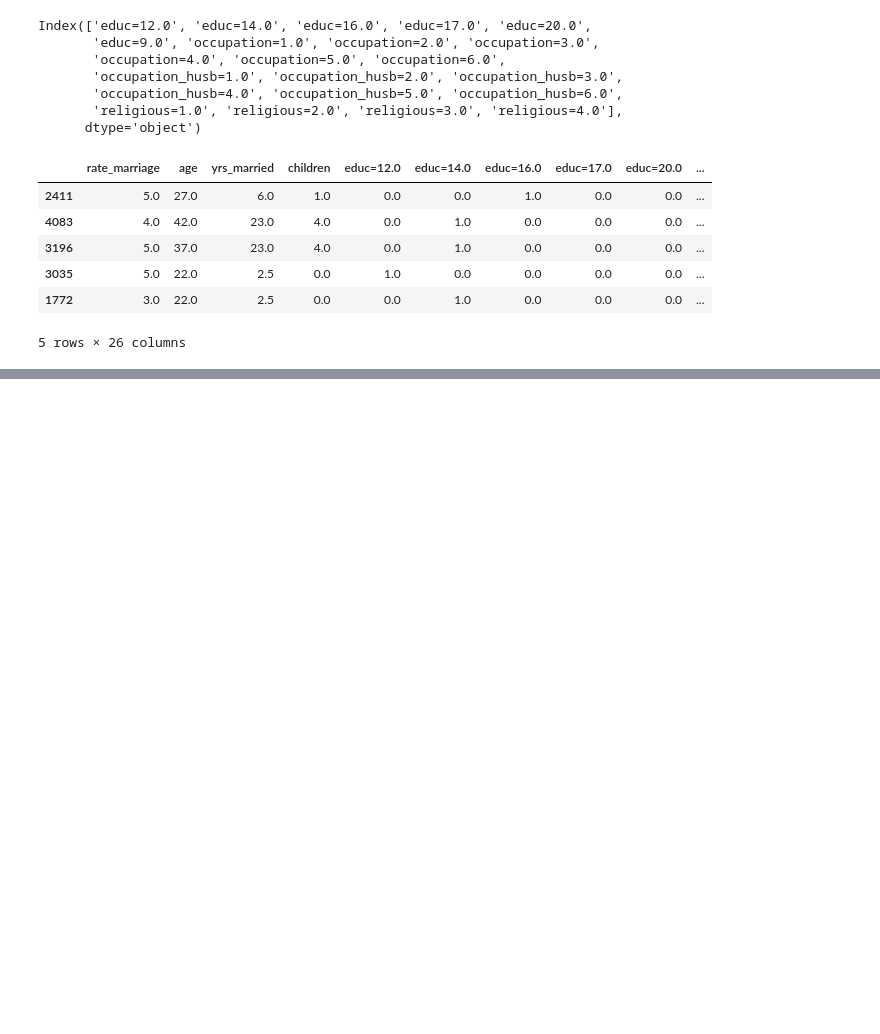
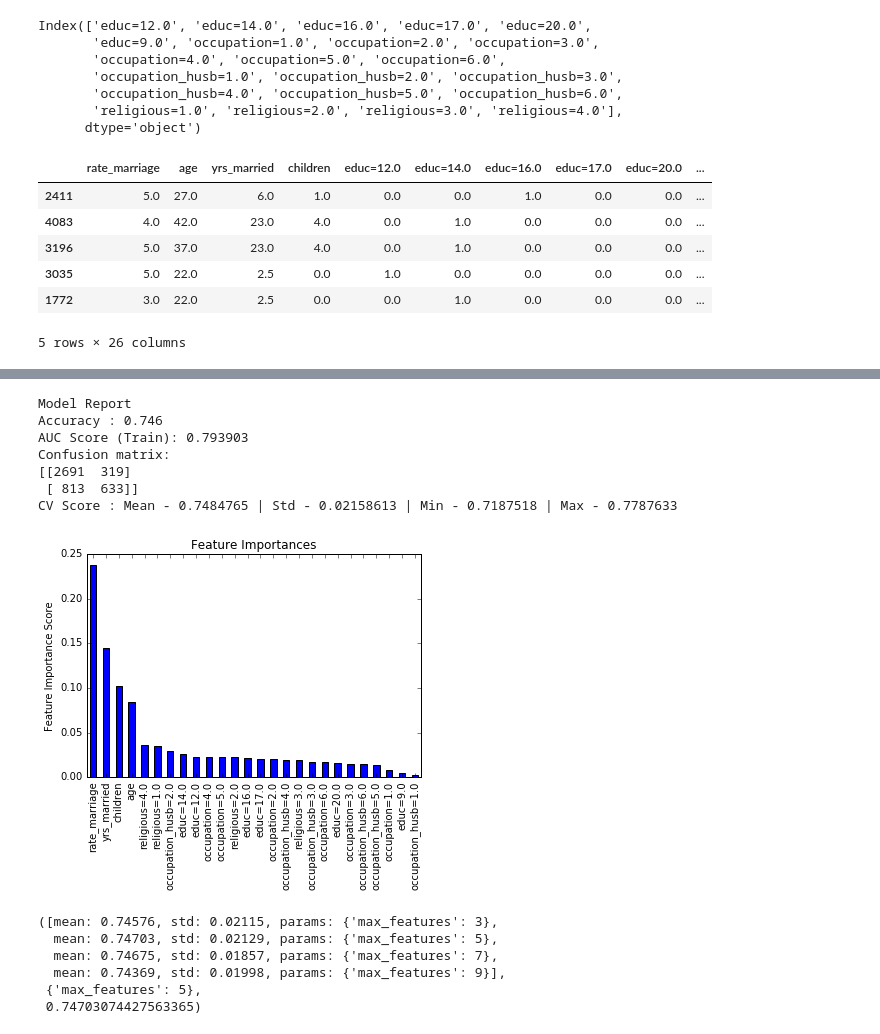
Before and after one commit to Zhenxingzhang/py2ml, a Jupyter notebook: notebooks/LR_Example_Affairs_Detection.ipynb, the cells around one changed output, grey strips where cells are left out. Cells and saved outputs as stored; diff of their text form; code cells hidden in the pictures; blank space fills up the shorter version.

```diff
--- a/notebooks/LR_Example_Affairs_Detection.ipynb
+++ b/notebooks/LR_Example_Affairs_Detection.ipynb
@@ -97,0 +177,5 @@ scores.mean()
+# %%
+param_test1 = {'n_estimators':np.arange(20,81,10)}
+gsearch1 = GridSearchCV(estimator = GradientBoostingClassifier(learning_rate=0.1, min_samples_split=60,min_samples_leaf=5,max_depth=5,max_features='sqrt',subsample=0.8,random_state=10),
+param_grid = param_test1, scoring='roc_auc',n_jobs=4,iid=False, cv=5)
+gsearch1.fit(X_train_ohe, y_train)
@@ -97,0 +205,6 @@ scores.mean()
+# %%
+param_test2 = {'max_depth':np.arange(5,16,2), 'min_samples_split':np.arange(10,100,20), 'min_samples_leaf':np.arange(5,20,3)}
+gsearch2 = GridSearchCV(estimator = GradientBoostingClassifier(learning_rate=0.1, n_estimators=70, max_features='sqrt', subsample=0.8, random_state=10),
+param_grid = param_test2, scoring='roc_auc',n_jobs=4,iid=False, cv=5)
+gsearch2.fit(X_train_ohe, y_train)
+gsearch2.grid_scores_, gsearch2.best_params_, gsearch2.best_score_
@@ -97,0 +229,24 @@ scores.mean()
+# %%
+modelfit(gsearch2.best_estimator_, X_train_ohe, X_train_ohe.columns, y_train)
+# %% [output]
+Model Report
+Accuracy : 0.746
+AUC Score (Train): 0.793903
+Confusion matrix:
+[[2691  319]
+ [ 813  633]]
+CV Score : Mean - 0.7484765 | Std - 0.02158613 | Min - 0.7187518 | Max - 0.7787633
+[figure, added]
+# %%
+param_test4 = {'max_features':np.arange(3,10,2)}
+gsearch4 = GridSearchCV(estimator = GradientBoostingClassifier(learning_rate=0.1, n_estimators=70,max_depth=5, min_samples_split=90, min_samples_leaf=5, subsample=0.8, random_state=10),
+param_grid = param_test4, scoring='roc_auc',n_jobs=4,iid=False, cv=5)
+gsearch4.fit(X_train_ohe,y_train)
+gsearch4.grid_scores_, gsearch4.best_params_, gsearch4.best_score_
+# %% [output]
+([mean: 0.74576, std: 0.02115, params: {'max_features': 3},
+  mean: 0.74703, std: 0.02129, params: {'max_features': 5},
+  mean: 0.74675, std: 0.01857, params: {'max_features': 7},
+  mean: 0.74369, std: 0.01998, params: {'max_features': 9}],
+ {'max_features': 5},
+ 0.74703074427563365)
```
Also changed, not shown: parts of 13 cells of this notebook, 2 other files.
